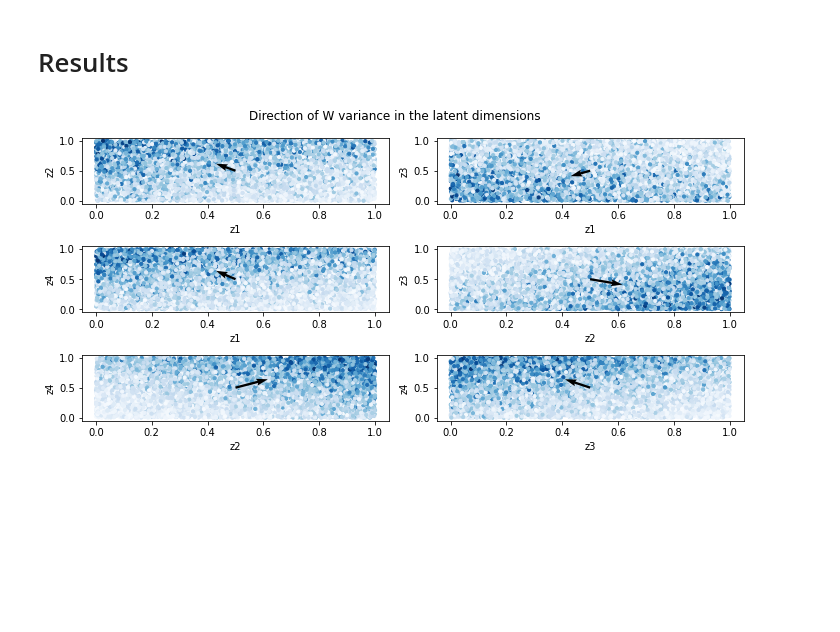
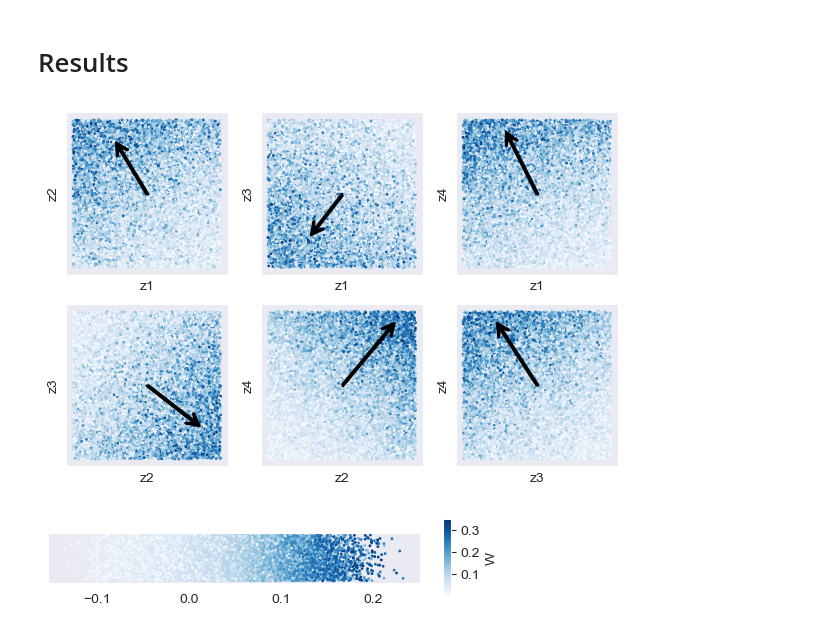
Before and after one commit to dovahkiin0022/forward_v_inverse, a Jupyter notebook: notebooks/visualization.ipynb, the cells around one changed output. Saved outputs shown, nothing was run; the diff lists cells and outputs as text; code cells hidden in the pictures; blank space fills up the shorter version.

Commit message:
Generated figures for MRS. Investigated forward search schemes. Many small changes to notebooks, not all organized.

```diff
--- a/notebooks/visualization.ipynb
+++ b/notebooks/visualization.ipynb
@@ -42,21 +42,40 @@ with open(el_list_loc,'rb') as fid:
 # %%
 uniform_noise = np.array(results_dict['inverse']['constants']['uniform_noise'])
 w_content =  np.array(results_dict['inverse']['constants']['w_content'])
 dominant_dir = np.array(results_dict['inverse']['constants']['dominant_dir'])
 
 from itertools import combinations
 perm = combinations(np.arange(uniform_noise.shape[1]), 2)
-fig,ax = plt.subplots(3,2,figsize = (10,5))
+fig,ax = plt.subplots(2,3,figsize = (6, 4))
 ax = ax.flatten()
 for k,i in enumerate(list(perm)):
     a,b = i
-    ax[k].scatter(uniform_noise[:,a],uniform_noise[:,b],s = 10, c = w_content[:],cmap = 'Blues')
-    ax[k].quiver(0.5,0.5,dominant_dir[a],dominant_dir[b],angles='xy', scale_units='xy', scale=1)
+    ax[k].scatter(uniform_noise[:,a],uniform_noise[:,b],s = 1, c = w_content[:],cmap = 'Blues')
+    ax[k].quiver(0.5,0.5,dominant_dir[a],dominant_dir[b],
+                 edgecolor='k', facecolor='k',
+                 angles='xy', scale_units='xy', scale=0.33,
+                 linewidth=2, headwidth=10, headlength=10)
     ax[k].set_xlabel('z{}'.format(a+1))
     ax[k].set_ylabel('z{}'.format(b+1))
+    ax[k].set_aspect('equal')
+    ax[k].set_xticks([])
+    ax[k].set_yticks([])
 
-plt.suptitle('Direction of W variance in the latent dimensions')
+# plt.suptitle('Direction of W variance in the latent dimensions')
 plt.tight_layout()
+fig.savefig('W-latent.png', dpi=600)
 # %% [output]
-[figure, old version]
+[figure, new version]
+# %%
+fig, ax = plt.subplots(figsize=(6, 1))
+im = ax.scatter(np.dot(uniform_noise, dominant_dir),
+                np.random.rand(uniform_noise.shape[0])*0.05,
+                s=1, c=w_content, cmap='Blues')
+ax.set_yticks([])
+cb = plt.colorbar(im, aspect=10)
+cb.set_label('W')
+ax.set_aspect('equal')
+fig.savefig('W-dotproduct.png', dpi=600)
+# %% [output]
+[figure, added]
 # %%
```
Also changed, not shown: parts of 19 cells of this notebook, 8 other files.
